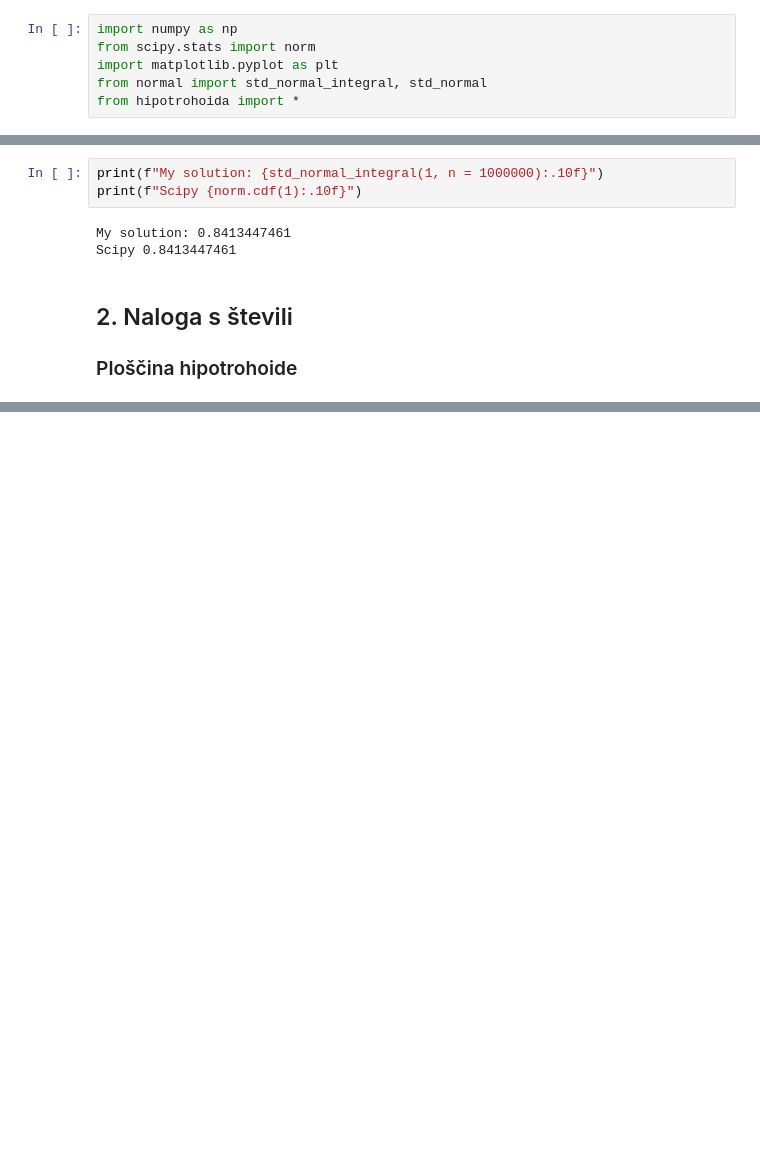
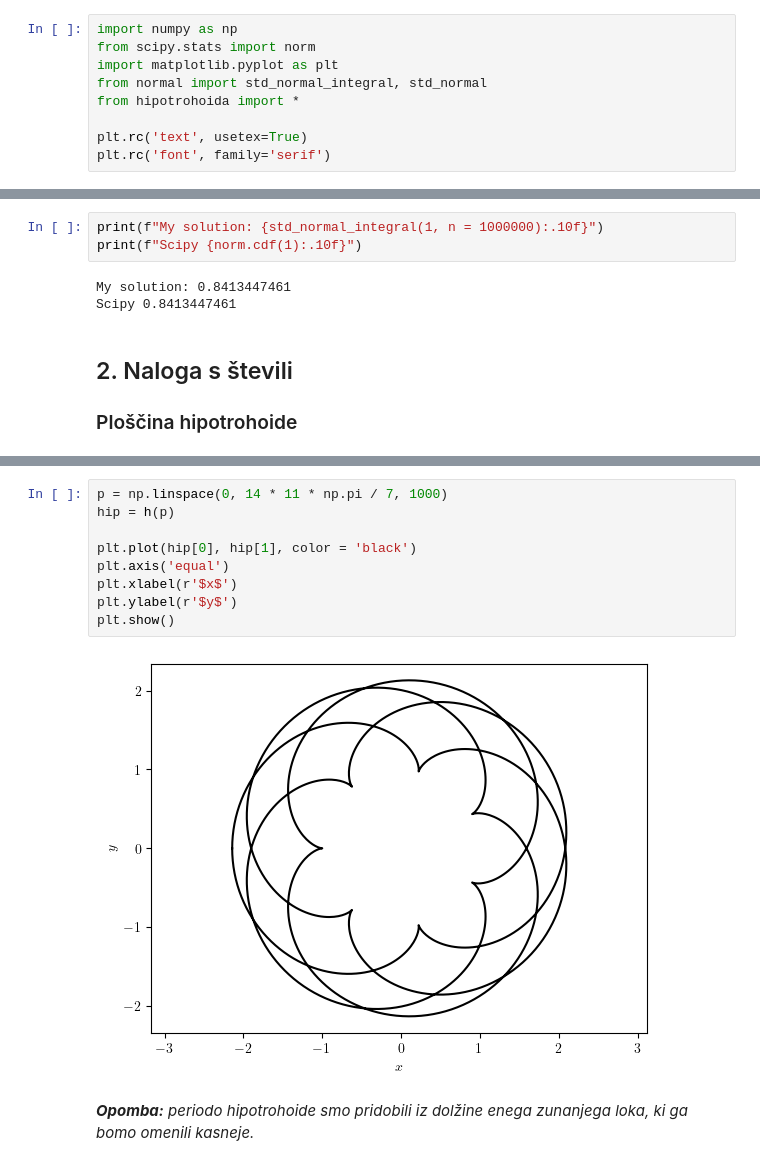
Before and after one commit to gregorkovac/numericna-integracija, a Jupyter notebook: demo.ipynb, the cells around one changed output, grey strips where cells are left out. Drawn from its saved outputs; the diff is of its cells as text; blank space fills up the shorter version.

```diff
--- a/demo.ipynb
+++ b/demo.ipynb
@@ -10,6 +10,9 @@ from scipy.stats import norm
 import matplotlib.pyplot as plt
 from normal import std_normal_integral, std_normal
 from hipotrohoida import *
+
+plt.rc('text', usetex=True)
+plt.rc('font', family='serif')
 # %%
 std_normal(-10**1)
 # %% [output]
@@ -25,0 +36,13 @@ Scipy 0.8413447461
+# %%
+p = np.linspace(0, 14 * 11 * np.pi / 7, 1000)
+hip = h(p)
+
+plt.plot(hip[0], hip[1], color = 'black')
+plt.axis('equal')
+plt.xlabel(r'$x$')
+plt.ylabel(r'$y$')
+plt.show()
+# %% [output]
+[figure, added]
+# %% [markdown]
+***Opomba:** periodo hipotrohoide smo pridobili iz dolžine enega zunanjega loka, ki ga bomo omenili kasneje.*
```
Also changed, not shown: parts of 17 cells of this notebook, 1 other file.
